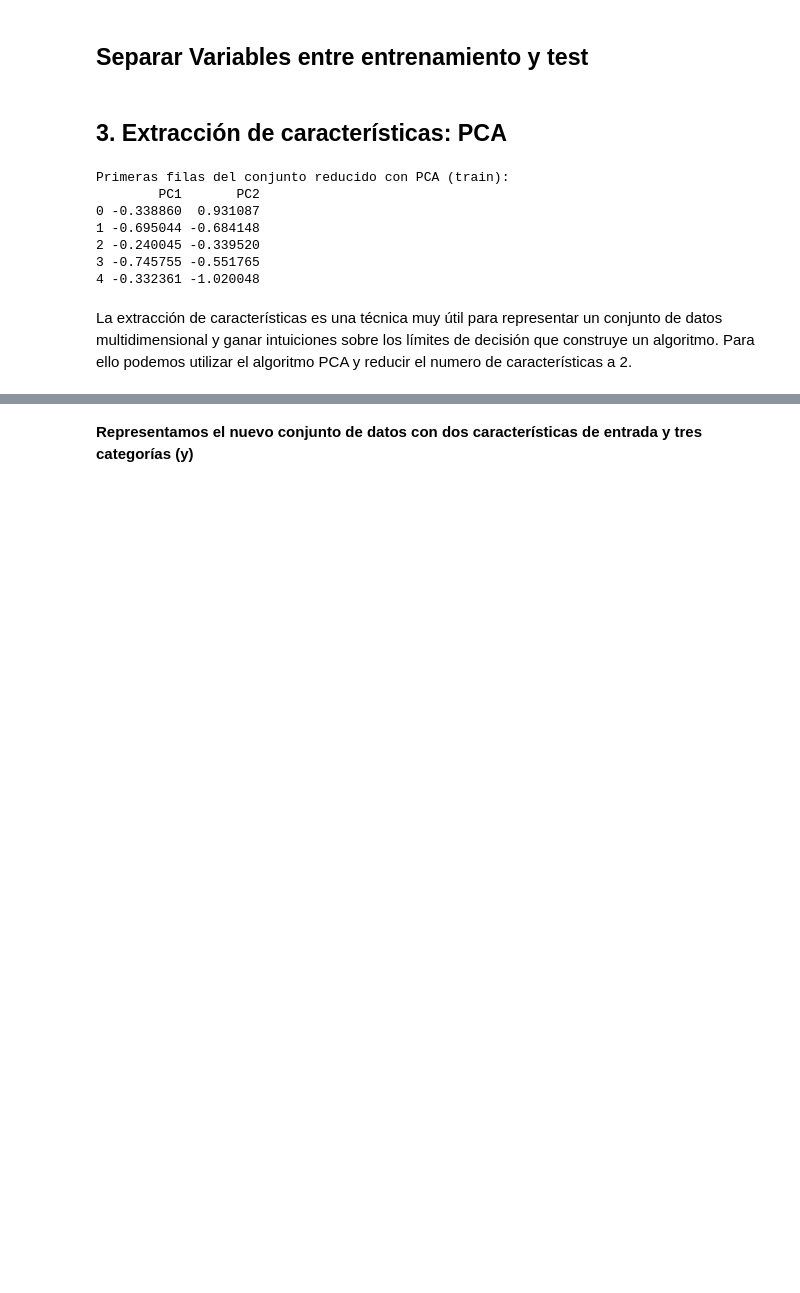
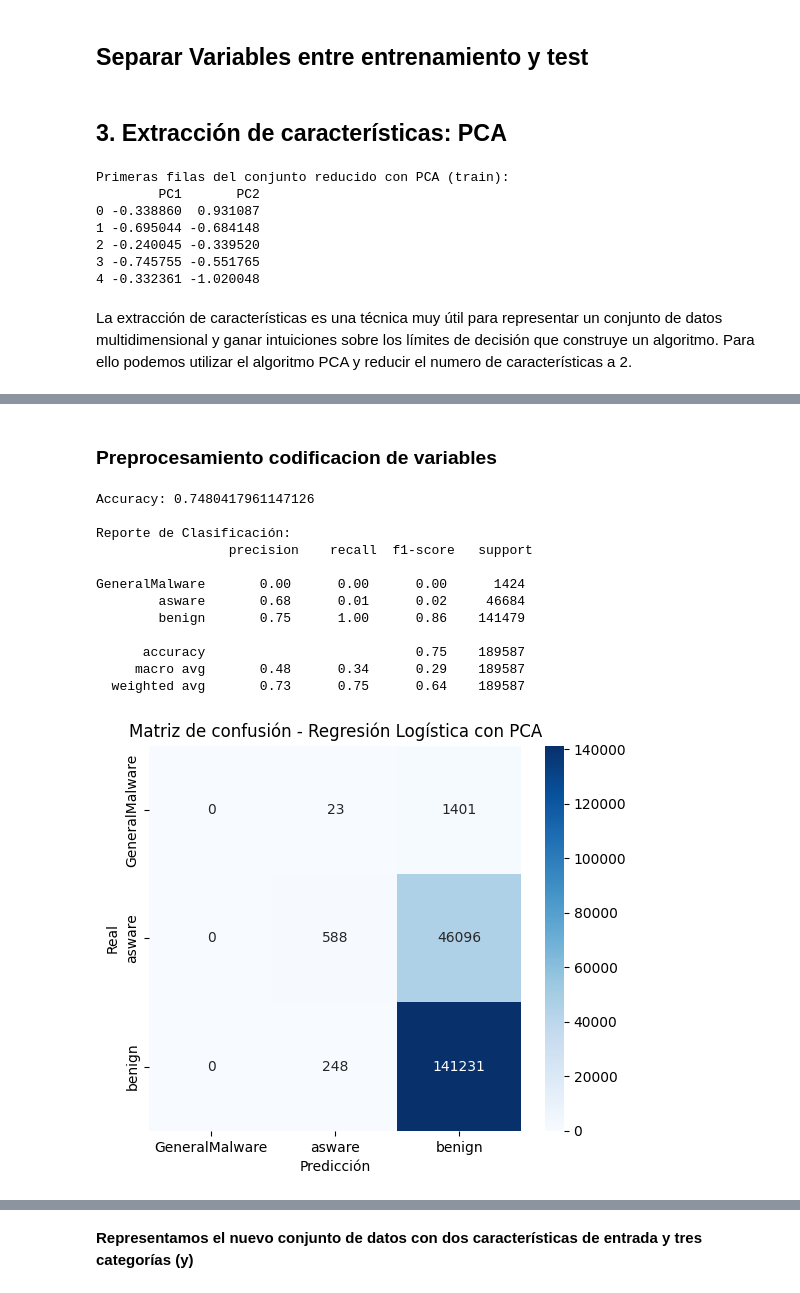
Before and after one commit to jorgenriquez/Inteligencia_artificial, a Jupyter notebook: PCA.ipynb, the cells around one changed output, grey strips where cells are left out. Cells and saved outputs as stored; diff of their text form; code cells hidden in the pictures; blank space fills up the shorter version.

```diff
--- a/PCA.ipynb
+++ b/PCA.ipynb
@@ -253,0 +244,56 @@ df_reduced.head(10)
+# %% [markdown]
+### Preprocesamiento codificacion de variables
+# %%
+# ================== Preprocesamiento ==================
+# Codificar variable objetivo
+le = LabelEncoder()
+y = le.fit_transform(df["calss"])   # convierte benign/asware/malware a 0,1,2
+# %%
+# Separar features y target
+X = df.drop("calss", axis=1)
+# Dividir en train/test
+X_train, X_test, y_train, y_test = train_test_split(X, y, test_size=0.3, random_state=42, stratify=y)
+# %%
+# Escalar
+scaler = StandardScaler()
+X_train_scaled = scaler.fit_transform(X_train)
+X_test_scaled = scaler.transform(X_test)
+
+# PCA
+pca = PCA(n_components=2)
+X_train_pca = pca.fit_transform(X_train_scaled)
+X_test_pca = pca.transform(X_test_scaled)
+# %%
+# ================== Modelo ==================
+log_reg = LogisticRegression(multi_class="multinomial", solver="lbfgs", max_iter=500)
+log_reg.fit(X_train_pca, y_train)
+
+# Predicciones
+y_pred = log_reg.predict(X_test_pca)
+
+# ================== Evaluación ==================
+print("Accuracy:", accuracy_score(y_test, y_pred))
+print("\nReporte de Clasificación:\n", classification_report(y_test, y_pred, target_names=le.classes_))
+
+# Matriz de confusión
+cm = confusion_matrix(y_test, y_pred)
+plt.figure(figsize=(6,5))
+sns.heatmap(cm, annot=True, fmt="d", cmap="Blues", xticklabels=le.classes_, yticklabels=le.classes_)
+plt.xlabel("Predicción")
+plt.ylabel("Real")
+plt.title("Matriz de confusión - Regresión Logística con PCA")
+plt.show()
+# %% [output]
+Accuracy: 0.7480417961147126
+
+Reporte de Clasificación:
+                 precision    recall  f1-score   support
+
+GeneralMalware       0.00      0.00      0.00      1424
+        asware       0.68      0.01      0.02     46684
+        benign       0.75      1.00      0.86    141479
+
+      accuracy                           0.75    189587
+     macro avg       0.48      0.34      0.29    189587
+  weighted avg       0.73      0.75      0.64    189587
+[figure, added]
```
Also changed, not shown: parts of 21 cells of this notebook.
